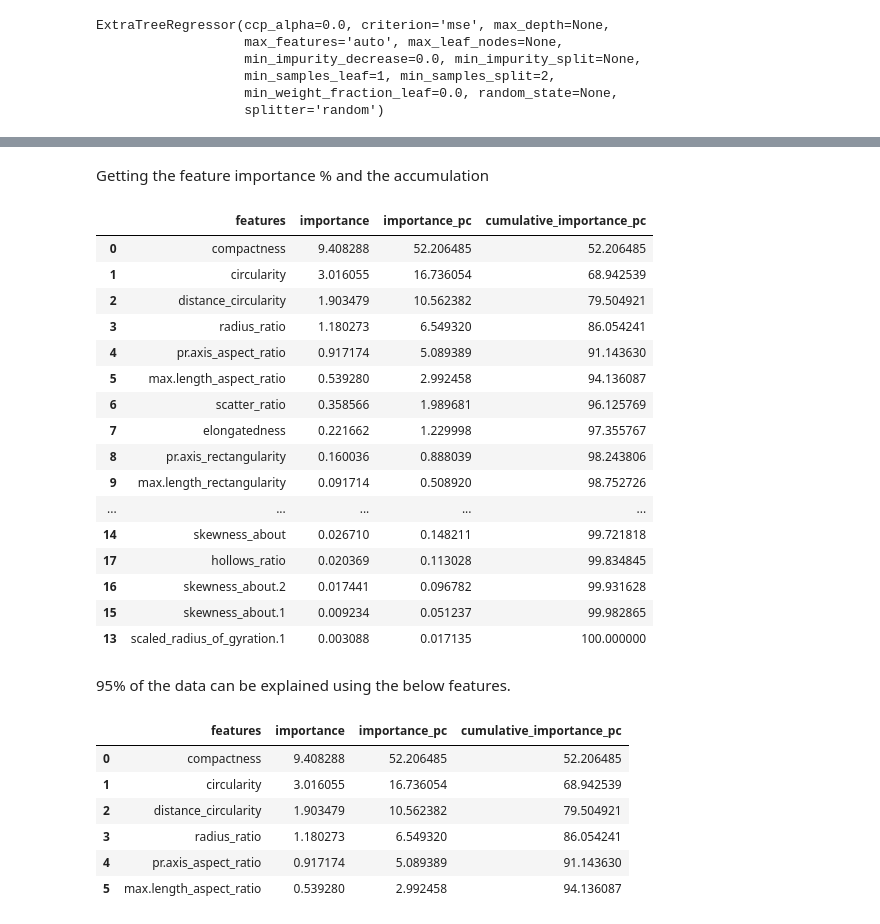
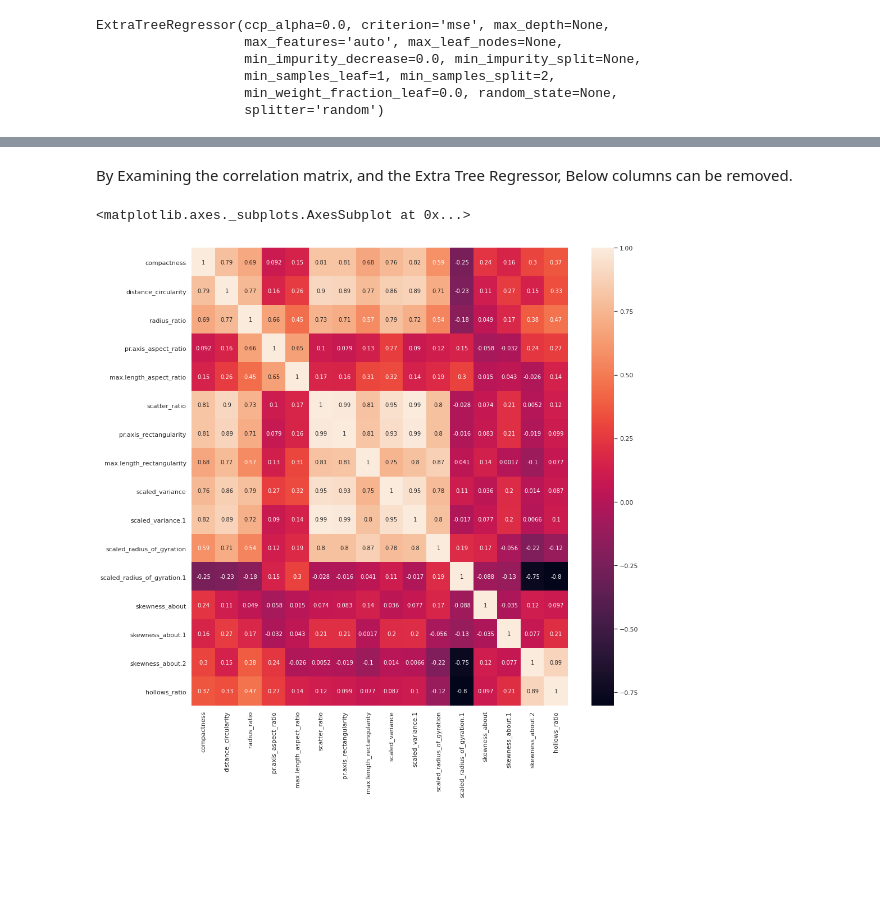
Before and after one commit to nandhukumar86/AIML-Practice, a Jupyter notebook: Project4_Vehicle_1_csv.ipynb, the cells around one changed output, grey strips where cells are left out. Saved outputs shown, nothing was run; the diff lists cells and outputs as text; code cells hidden in the pictures; blank space fills up the shorter version.

```diff
--- a/Project4_Vehicle_1_csv.ipynb
+++ b/Project4_Vehicle_1_csv.ipynb
@@ -291,37 +279,10 @@ cov_feature_importance = cov_feature_importance.sort_values(by='importance', asc
-# %% [markdown]
-Getting the feature importance % and the accumulation
-# %%
-sum_of_importance = np.sum(cov_feature_importance['importance'])
-cov_feature_importance['importance_pc'] = cov_feature_importance['importance']/sum_of_importance * 100
-cov_feature_importance['cumulative_importance_pc'] = cov_feature_importance['importance_pc'].cumsum()
-cov_feature_importance
-# %% [output]
-|  | features | importance | importance_pc | cumulative_importance_pc |
-| 0 | compactness | 9.408288 | 52.206485 | 52.206485 |
-| 1 | circularity | 3.016055 | 16.736054 | 68.942539 |
-| 2 | distance_circularity | 1.903479 | 10.562382 | 79.504921 |
-| 3 | radius_ratio | 1.180273 | 6.549320 | 86.054241 |
-| 4 | pr.axis_aspect_ratio | 0.917174 | 5.089389 | 91.143630 |
-| 5 | max.length_aspect_ratio | 0.539280 | 2.992458 | 94.136087 |
-| 6 | scatter_ratio | 0.358566 | 1.989681 | 96.125769 |
-| 7 | elongatedness | 0.221662 | 1.229998 | 97.355767 |
-| 8 | pr.axis_rectangularity | 0.160036 | 0.888039 | 98.243806 |
-| 9 | max.length_rectangularity | 0.091714 | 0.508920 | 98.752726 |
-| ... | ... | ... | ... | ... |
-| 14 | skewness_about | 0.026710 | 0.148211 | 99.721818 |
-| 17 | hollows_ratio | 0.020369 | 0.113028 | 99.834845 |
-| 16 | skewness_about.2 | 0.017441 | 0.096782 | 99.931628 |
-| 15 | skewness_about.1 | 0.009234 | 0.051237 | 99.982865 |
-| 13 | scaled_radius_of_gyration.1 | 0.003088 | 0.017135 | 100.000000 |
-# %% [markdown]
-95% of the data can be explained using the below features.
-# %%
-cov_feature_importance.query('cumulative_importance_pc < 95')
-# %% [output]
-|  | features | importance | importance_pc | cumulative_importance_pc |
-| 0 | compactness | 9.408288 | 52.206485 | 52.206485 |
-| 1 | circularity | 3.016055 | 16.736054 | 68.942539 |
-| 2 | distance_circularity | 1.903479 | 10.562382 | 79.504921 |
-| 3 | radius_ratio | 1.180273 | 6.549320 | 86.054241 |
-| 4 | pr.axis_aspect_ratio | 0.917174 | 5.089389 | 91.143630 |
-| 5 | max.length_aspect_ratio | 0.539280 | 2.992458 | 94.136087 |
+# %% [markdown]
+By Examining the correlation matrix, and the Extra Tree Regressor, Below columns can be removed.
+# %%
+df.drop(columns= ['elongatedness','circularity'], inplace=True)
+corr = df.iloc[:,0:-1].corr()
+plt.figure(figsize=(15,15))
+sns.heatmap(corr, annot=True)
+# %% [output]
+<matplotlib.axes._subplots.AxesSubplot at 0x...>
+[figure, added]
```
Also changed, not shown: parts of 35 cells of this notebook.
